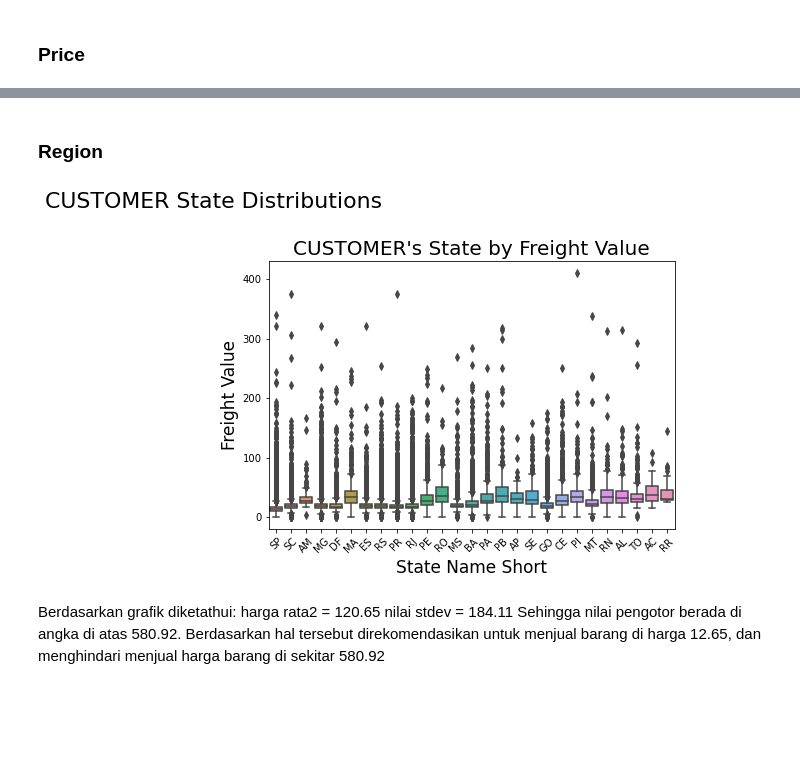
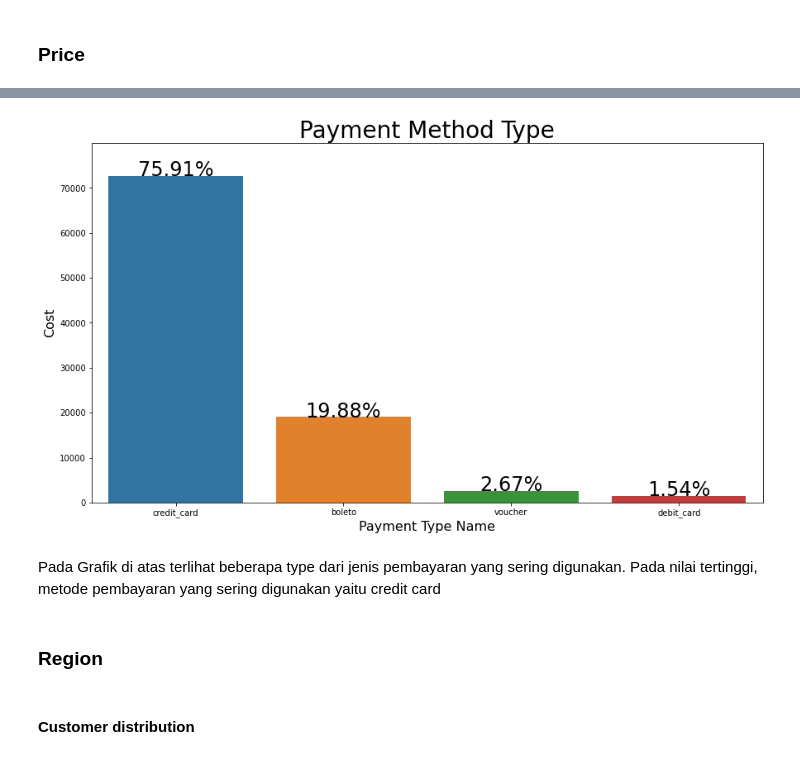
Before and after one commit to Arif-Widagdo/Data-Analysis-on-the-Brazilian-E-Commerce-Public-Dataset-by-Olist, a Jupyter notebook: code/Tugas01_04.ipynb, the cells around one changed output, grey strips where cells are left out. Cells and saved outputs as stored; diff of their text form; code cells hidden in the pictures; blank space fills up the shorter version.

```diff
--- a/code/Tugas01_04.ipynb
+++ b/code/Tugas01_04.ipynb
@@ -464,27 +548,27 @@ plt.show()
+# %%
+total = len(result_olist_marged)
+plt.figure(figsize=(32,8))
+
+plt.subplot(121)
+g = sns.countplot(x='payment_type', data=result_olist_marged[result_olist_marged['payment_type'] != 'not_defined'])
+g.set_title("Payment Method Type", fontsize=28)
+g.set_xlabel("Payment Type Name", fontsize=16)
+g.set_ylabel("Cost", fontsize=16)
+
+sizes = []
+for p in g.patches:
+    height = p.get_height()
+    sizes.append(height)
+    g.set_ylim(0, max(sizes) * 1.1)
+    g.text(p.get_x()+p.get_width()/2.,height + 3,'{:1.2f}%'.format(height/total*100),ha="center", fontsize=24)
+
+plt.show()
+# %% [output]
+[figure, added]
+# %% [markdown]
+Pada Grafik di atas terlihat beberapa type dari jenis pembayaran yang sering digunakan. Pada nilai tertinggi, metode pembayaran yang sering digunakan yaitu credit card
 # %% [markdown]
 ### Region
-# %%
-plt.figure(figsize=(16,12))
-
-plt.suptitle('CUSTOMER State Distributions', fontsize=22)
-
-
-plt.subplot(222)
-g3 = sns.boxplot(x='customer_state', y='freight_value',
-                 data=result_olist_marged[result_olist_marged['price'] != -1])
-g3.set_title("CUSTOMER's State by Freight Value", fontsize=20)
-g3.set_xlabel("State Name Short", fontsize=17)
-g3.set_ylabel("Freight Value", fontsize=17)
-g3.set_xticklabels(g3.get_xticklabels(),rotation=45)
-
-plt.subplots_adjust(hspace = 0.5, top = 0.9)
-
-plt.show()
-# %% [output]
-[figure, removed]
-# %% [markdown]
-Berdasarkan grafik diketathui:
-harga rata2 = 120.65
-nilai stdev = 184.11
-Sehingga nilai pengotor berada di angka di atas 580.92. Berdasarkan hal tersebut direkomendasikan untuk menjual barang di harga 12.65, dan menghindari menjual harga barang di sekitar 580.92
+# %% [markdown]
+#### Customer distribution
 # %%
```
Also changed, not shown: parts of 25 cells of this notebook, 2 other files.
